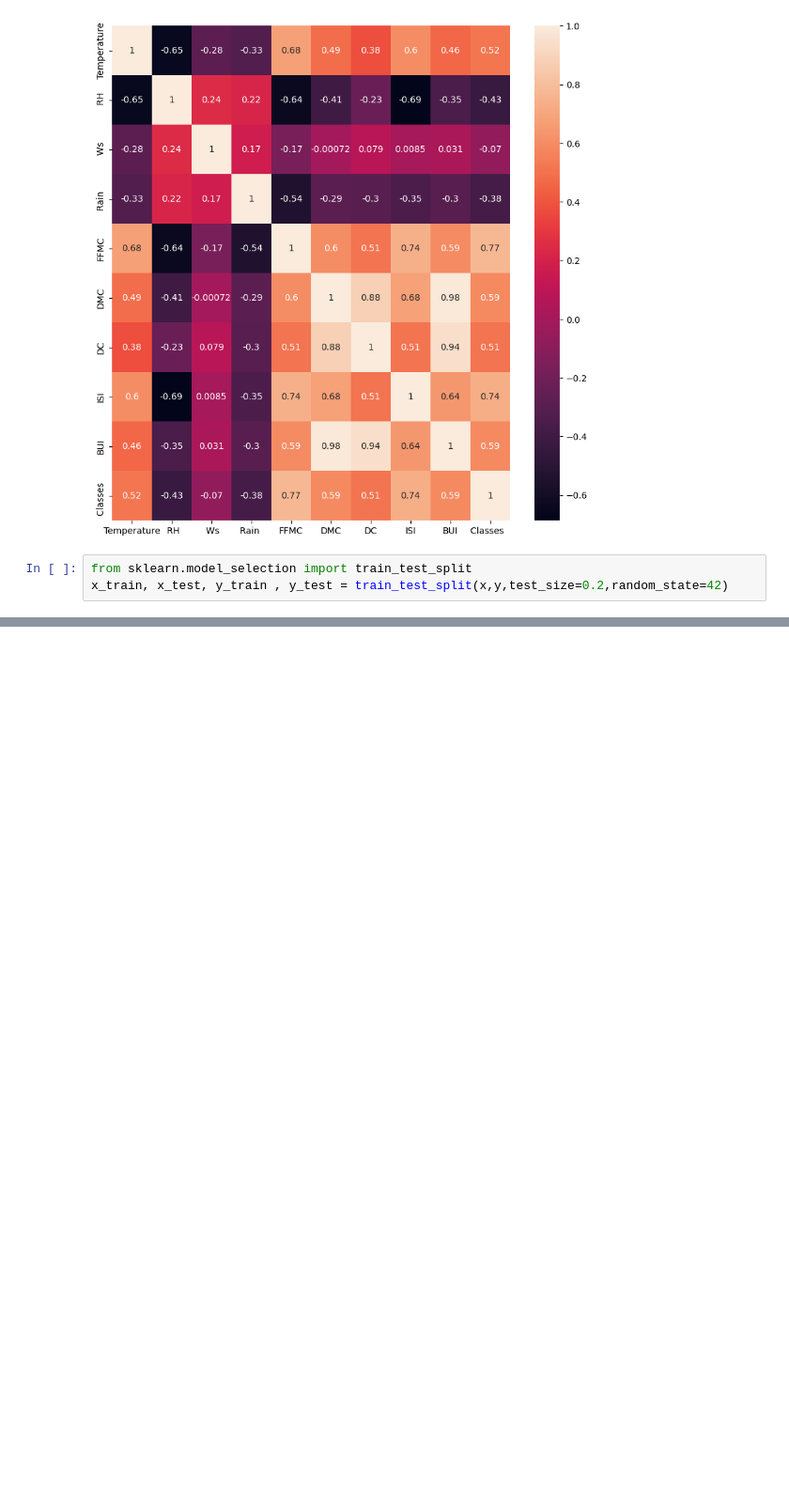
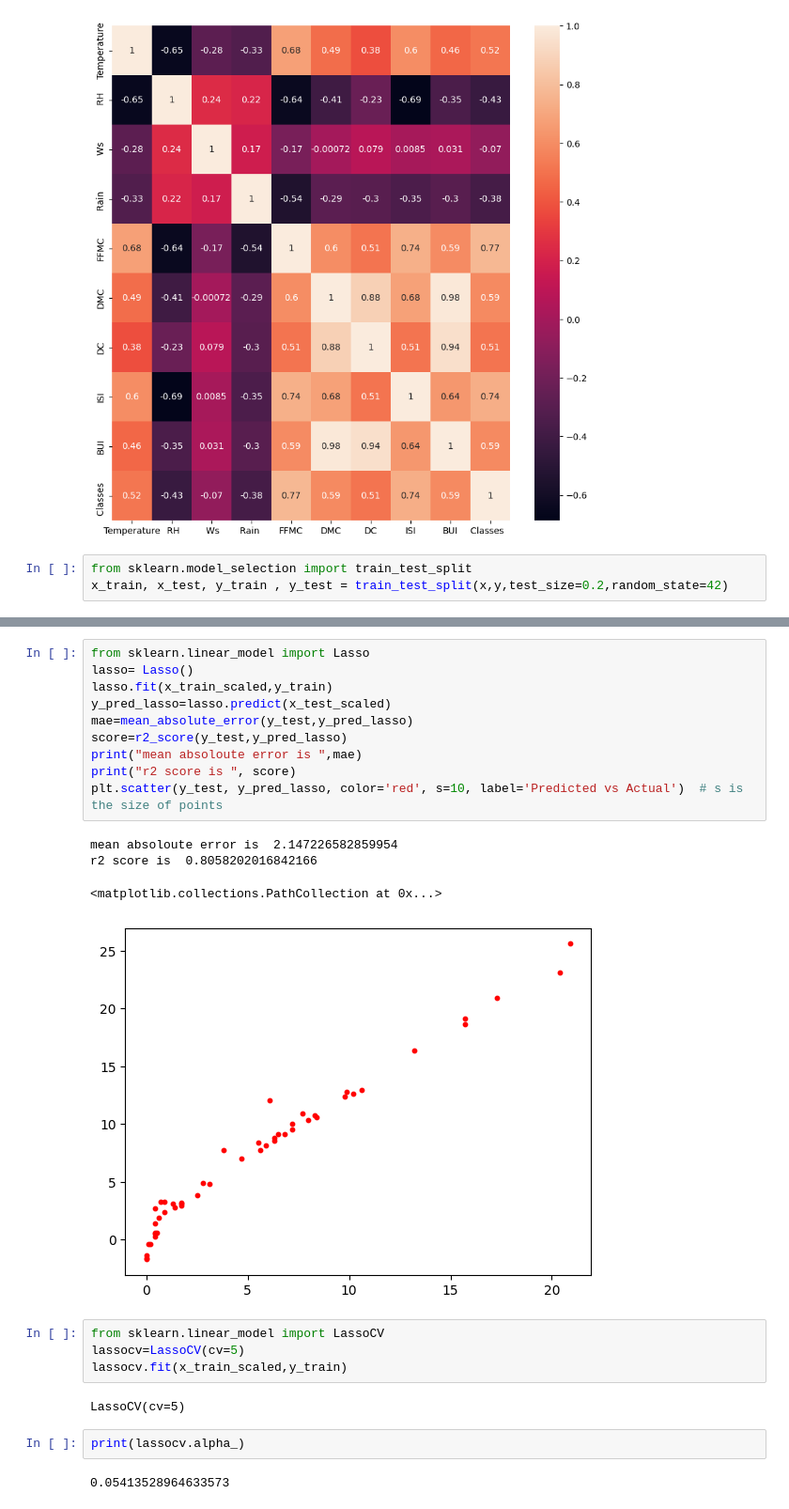
Before and after one commit to qazi-adnan/MACHINE_LEARNING, a Jupyter notebook: 4 ridge lasso and elastic net/file.ipynb, the cells around one changed output, grey strips where cells are left out. Shown at 94% size. Saved outputs shown, nothing was run; the diff lists cells and outputs as text; blank space fills up the shorter version.

```diff
--- a/4 ridge lasso and elastic net/file.ipynb
+++ b/4 ridge lasso and elastic net/file.ipynb
@@ -174,0 +226,25 @@ x_train, x_test, y_train , y_test = train_test_split(x,y,test_size=0.2,random_st
+# %%
+from sklearn.linear_model import Lasso
+lasso= Lasso()
+lasso.fit(x_train_scaled,y_train)
+y_pred_lasso=lasso.predict(x_test_scaled)
+mae=mean_absolute_error(y_test,y_pred_lasso)
+score=r2_score(y_test,y_pred_lasso)
+print("mean absoloute error is ",mae)
+print("r2 score is ", score)
+plt.scatter(y_test, y_pred_lasso, color='red', s=10, label='Predicted vs Actual')  # s is the size of points
+# %% [output]
+mean absoloute error is  2.147226582859954
+r2 score is  0.8058202016842166
+<matplotlib.collections.PathCollection at 0x...>
+[figure, added]
+# %%
+from sklearn.linear_model import LassoCV
+lassocv=LassoCV(cv=5)
+lassocv.fit(x_train_scaled,y_train)
+# %% [output]
+LassoCV(cv=5)
+# %%
+print(lassocv.alpha_)
+# %% [output]
+0.05413528964633573
```
Also changed, not shown: parts of 10 cells of this notebook.
